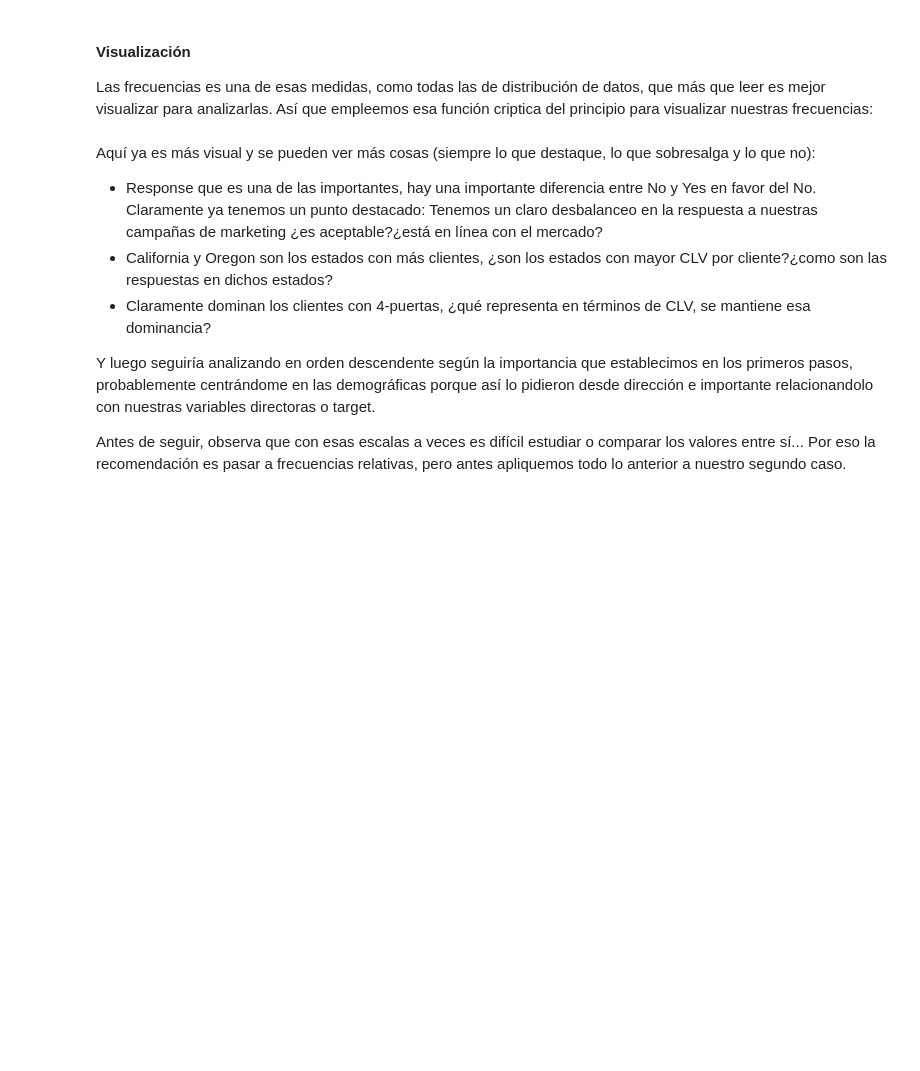
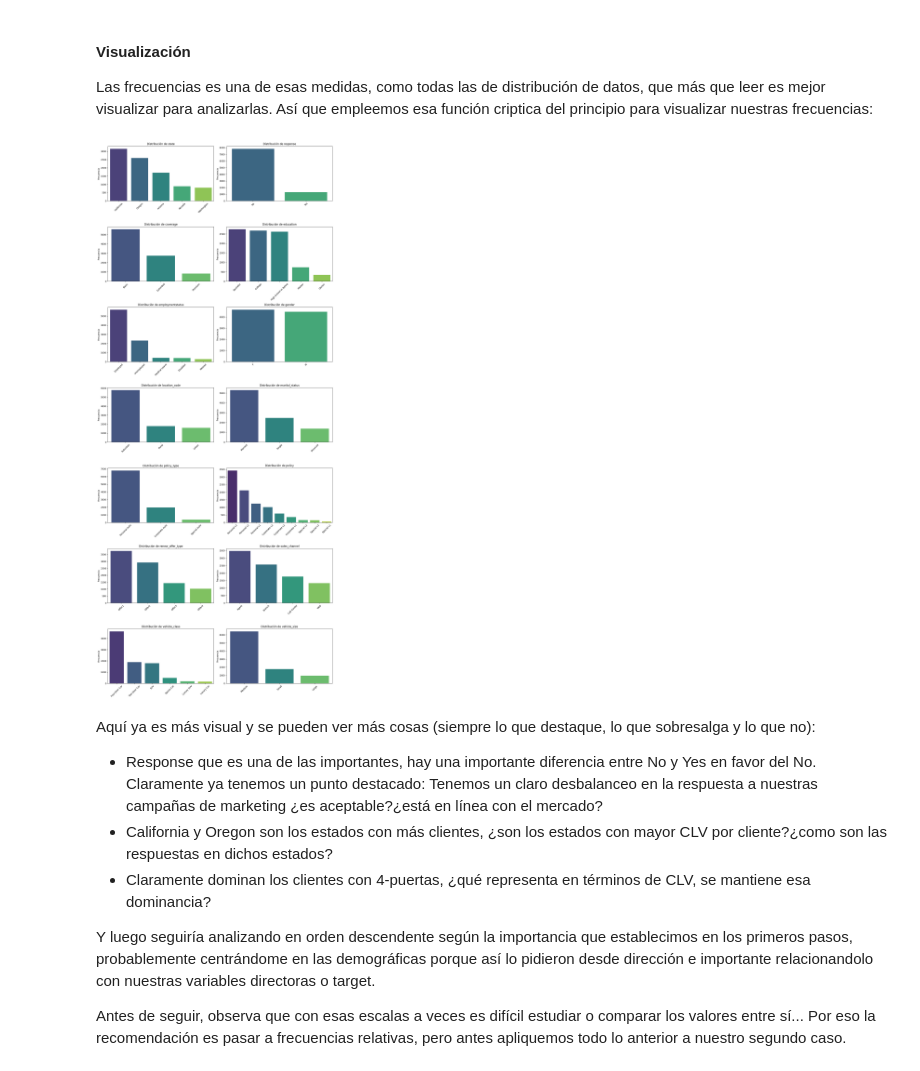
Before and after one commit to csanchosahun/DS-Online-Carlos-Sancho, a Jupyter notebook: 03_Data_Analysis/Sprint_07/Unidad_01_Estadistica_Descriptiva_Univariante/01_Workout/03_Frecuencias.ipynb, the cells around one changed output. Drawn from its saved outputs; the diff is of its cells as text; code cells hidden in the pictures; blank space fills up the shorter version.

```diff
--- a/03_Data_Analysis/Sprint_07/Unidad_01_Estadistica_Descriptiva_Univariante/01_Workout/03_Frecuencias.ipynb
+++ b/03_Data_Analysis/Sprint_07/Unidad_01_Estadistica_Descriptiva_Univariante/01_Workout/03_Frecuencias.ipynb
@@ -133,6 +133,10 @@ Así de primeras parece que las modas (salvo en el caso del género) son represe
 #### Visualización
 
 Las frecuencias es una de esas medidas, como todas las de distribución de datos, que más que leer es mejor visualizar para analizarlas. Así que empleemos esa función criptica del principio para visualizar nuestras frecuencias:
+# %%
+pinta_distribucion_categoricas(df_seguros, categoricas_seguros)
+# %% [output]
+[figure, added]
 # %% [markdown]
 Aquí ya es más visual y se pueden ver más cosas (siempre lo que destaque, lo que sobresalga y lo que no):
 
```
Also changed, not shown: parts of 4 cells of this notebook.
